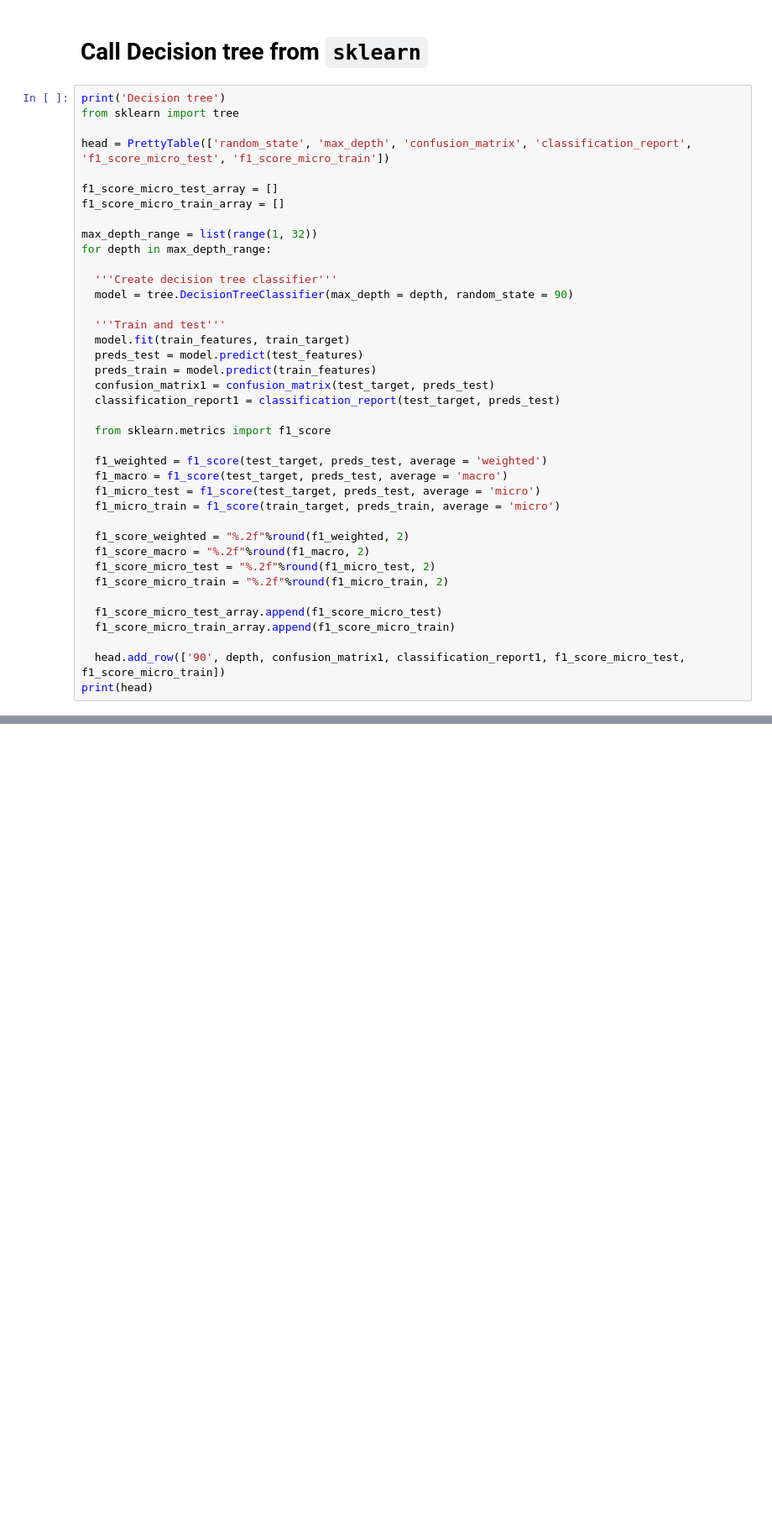
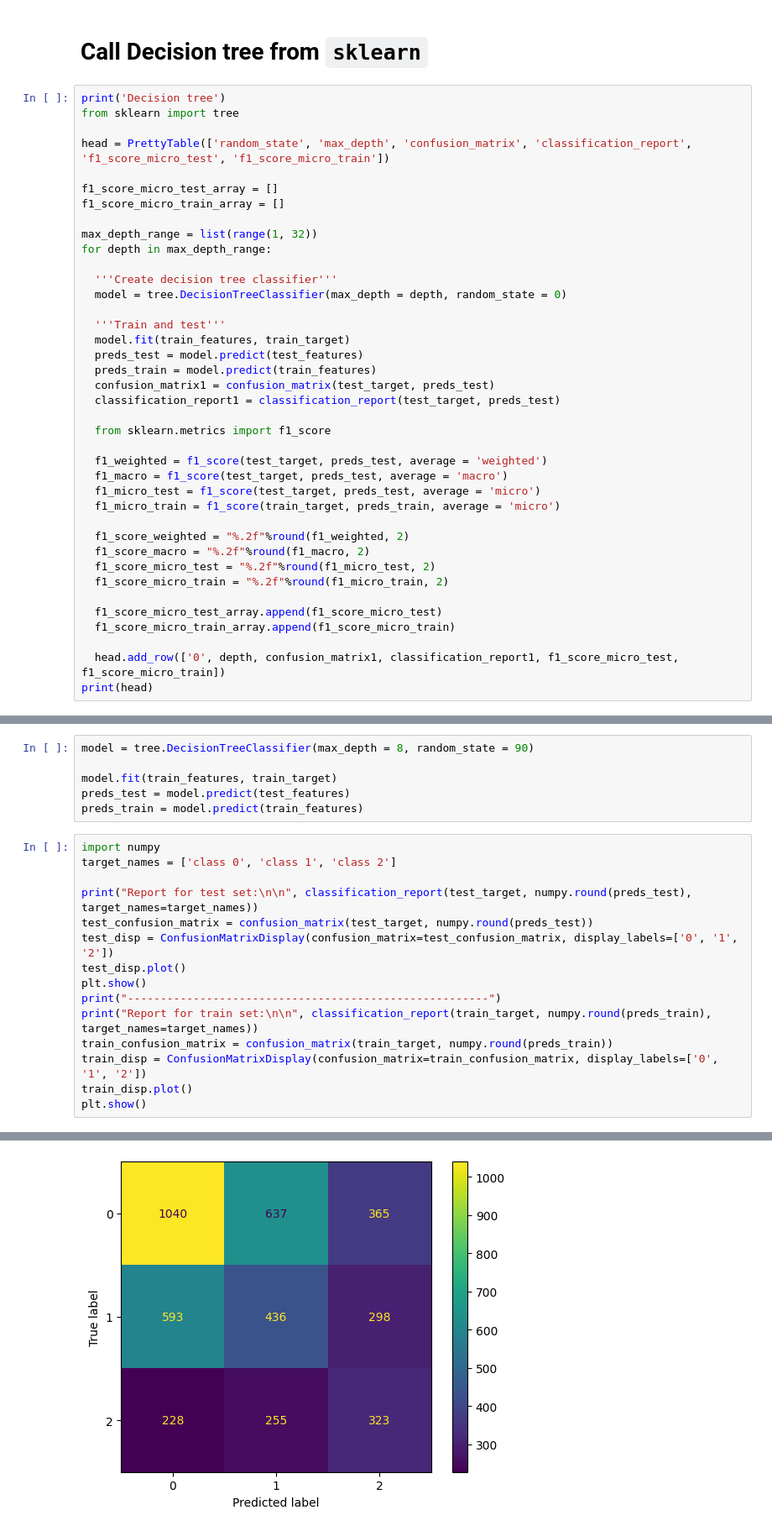
Before and after one commit to vajihe-ameri/predict-software-bugs-in-java-classes, a Jupyter notebook: decision_tree.ipynb, the cells around one changed output, grey strips where cells are left out. Shown at 84% size. Saved outputs shown, nothing was run; the diff lists cells and outputs as text; blank space fills up the shorter version.

```diff
--- a/decision_tree.ipynb
+++ b/decision_tree.ipynb
@@ -156,7 +55,7 @@ max_depth_range = list(range(1, 32))
 for depth in max_depth_range:
 
   '''Create decision tree classifier'''
-  model = tree.DecisionTreeClassifier(max_depth = depth, random_state = 90)
+  model = tree.DecisionTreeClassifier(max_depth = depth, random_state = 0)
 
   '''Train and test'''
   model.fit(train_features, train_target)
@@ -180,7 +79,7 @@ for depth in max_depth_range:
   f1_score_micro_test_array.append(f1_score_micro_test)
   f1_score_micro_train_array.append(f1_score_micro_train)
 
-  head.add_row(['90', depth, confusion_matrix1, classification_report1, f1_score_micro_test, f1_score_micro_train])
+  head.add_row(['0', depth, confusion_matrix1, classification_report1, f1_score_micro_test, f1_score_micro_train])
 print(head)
 # %% [output]
 Decision tree
@@ -203 +102,23 @@ Decision tree
 +--------------+-----------+--------------------+-------------------------------------------------------+---------------------+----------------------+
+# %%
+model = tree.DecisionTreeClassifier(max_depth = 8, random_state = 90)
+
+model.fit(train_features, train_target)
+preds_test = model.predict(test_features)
+preds_train = model.predict(train_features)
+# %%
+import numpy
+target_names = ['class 0', 'class 1', 'class 2']
+
+print("Report for test set:\n\n", classification_report(test_target, numpy.round(preds_test), target_names=target_names))
+test_confusion_matrix = confusion_matrix(test_target, numpy.round(preds_test))
+test_disp = ConfusionMatrixDisplay(confusion_matrix=test_confusion_matrix, display_labels=['0', '1', '2'])
+test_disp.plot()
+plt.show()
+print("-------------------------------------------------------")
+print("Report for train set:\n\n", classification_report(train_target, numpy.round(preds_train), target_names=target_names))
+train_confusion_matrix = confusion_matrix(train_target, numpy.round(preds_train))
+train_disp = ConfusionMatrixDisplay(confusion_matrix=train_confusion_matrix, display_labels=['0', '1', '2'])
+train_disp.plot()
+plt.show()
+# %% [output]
@@ -203,0 +136 @@ Decision tree
+[figure, added]
```
Also changed, not shown: parts of 11 cells of this notebook.
